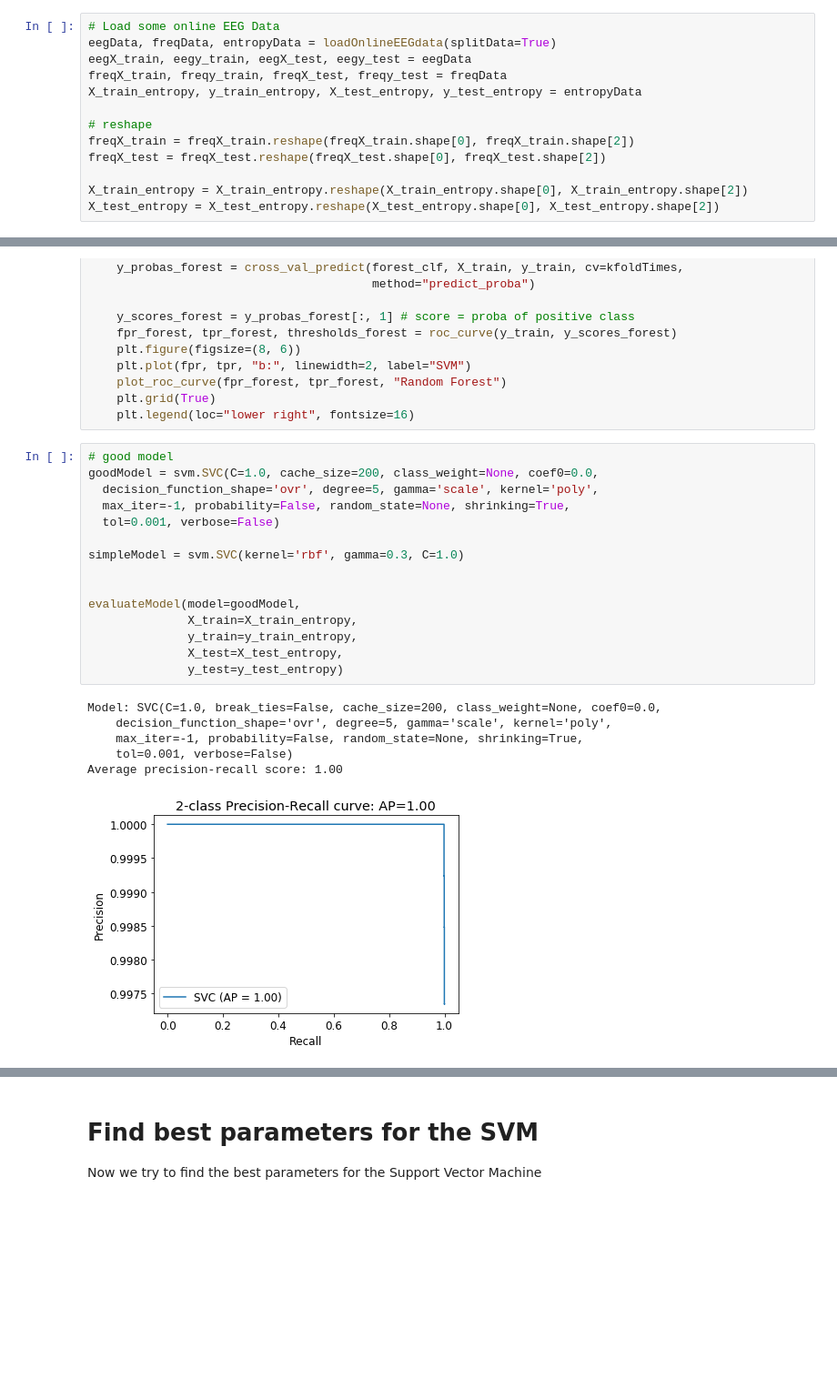
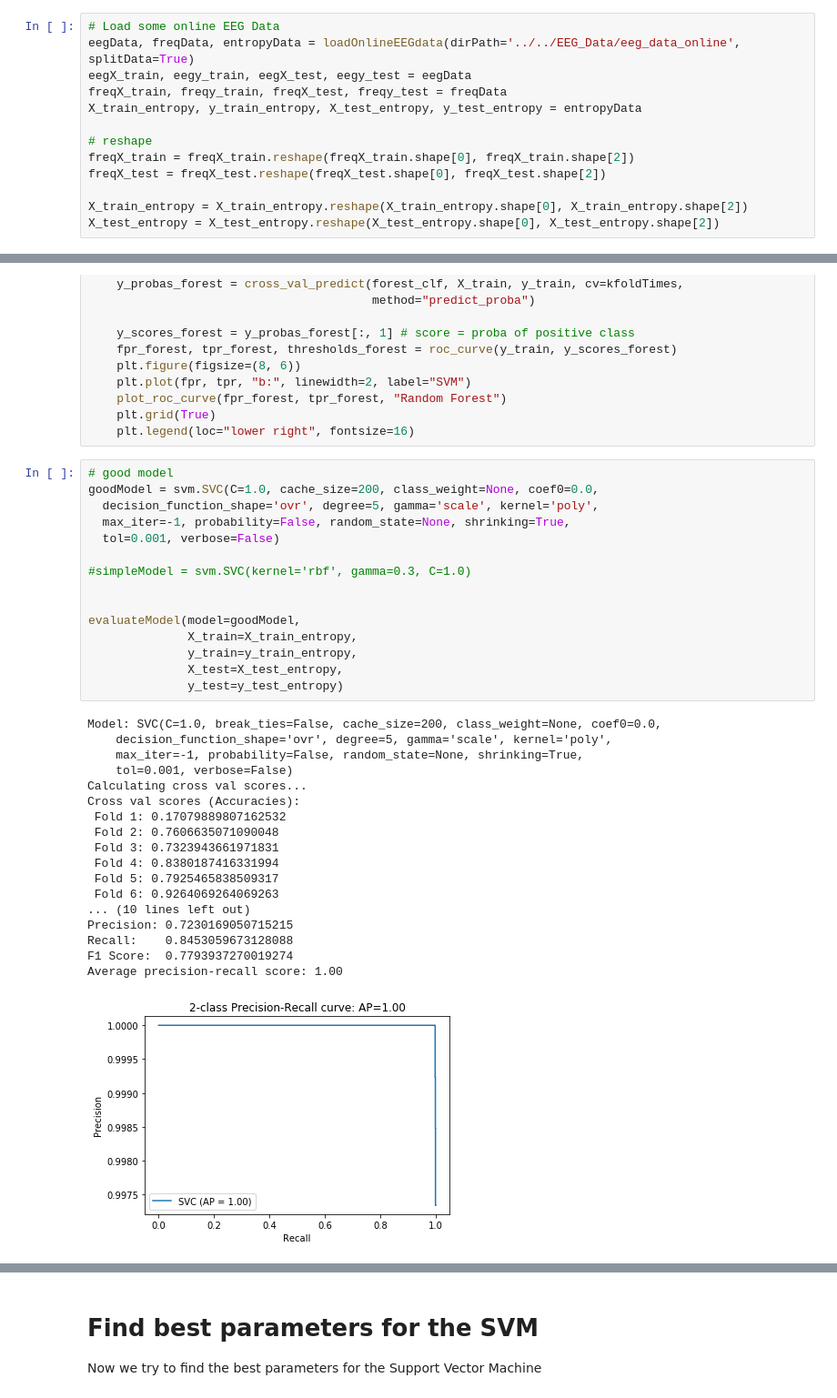
Before and after one commit to mudo121/thesis_eeg, a Jupyter notebook: machine_learning_notebooks/svm.ipynb, the cells around one changed output, grey strips where cells are left out. Shown at 91% size. Drawn from its saved outputs; the diff is of its cells as text; blank space fills up the shorter version.

```diff
--- a/machine_learning_notebooks/svm.ipynb
+++ b/machine_learning_notebooks/svm.ipynb
@@ -71,6 +22,6 @@ def testSvmFold(X, y, fold = 10, shuffle=True):
 # %%
 # Load some online EEG Data
-eegData, freqData, entropyData = loadOnlineEEGdata(splitData=True)
+eegData, freqData, entropyData = loadOnlineEEGdata(dirPath='../../EEG_Data/eeg_data_online', splitData=True)
 eegX_train, eegy_train, eegX_test, eegy_test = eegData
 freqX_train, freqy_train, freqX_test, freqy_test = freqData
 X_train_entropy, y_train_entropy, X_test_entropy, y_test_entropy = entropyData
@@ -213,22 +164,34 @@ def evaluateModel(model,X_train, y_train, X_test=None, y_test=None, kfoldTimes=8
 # %%
 # good model
 goodModel = svm.SVC(C=1.0, cache_size=200, class_weight=None, coef0=0.0,
   decision_function_shape='ovr', degree=5, gamma='scale', kernel='poly',
   max_iter=-1, probability=False, random_state=None, shrinking=True,
   tol=0.001, verbose=False)
 
-simpleModel = svm.SVC(kernel='rbf', gamma=0.3, C=1.0)
+#simpleModel = svm.SVC(kernel='rbf', gamma=0.3, C=1.0)
 
 
 evaluateModel(model=goodModel,
               X_train=X_train_entropy,
               y_train=y_train_entropy,
               X_test=X_test_entropy,
               y_test=y_test_entropy)
 # %% [output]
 Model: SVC(C=1.0, break_ties=False, cache_size=200, class_weight=None, coef0=0.0,
     decision_function_shape='ovr', degree=5, gamma='scale', kernel='poly',
     max_iter=-1, probability=False, random_state=None, shrinking=True,
     tol=0.001, verbose=False)
+Calculating cross val scores...
+Cross val scores (Accuracies):
+ Fold 1: 0.17079889807162532
+ Fold 2: 0.7606635071090048
+ Fold 3: 0.7323943661971831
+ Fold 4: 0.8380187416331994
+ Fold 5: 0.7925465838509317
+ Fold 6: 0.9264069264069263
+... (10 lines left out)
+Precision: 0.7230169050715215
+Recall:    0.8453059673128088
+F1 Score:  0.7793937270019274
 Average precision-recall score: 1.00
-[figure, old version]
+[figure, new version]
```
Also changed, not shown: parts of 5 cells of this notebook, 25 other files.
